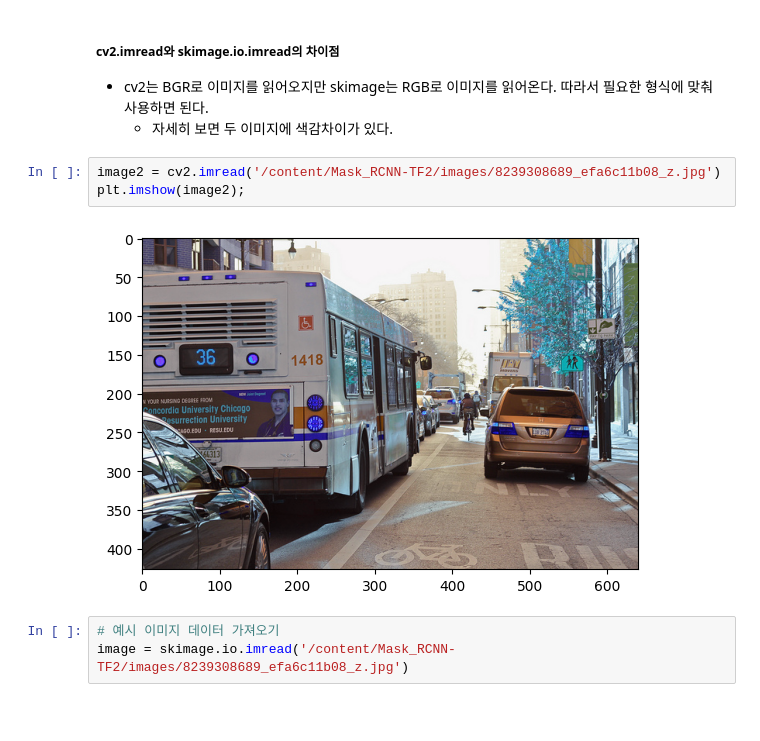
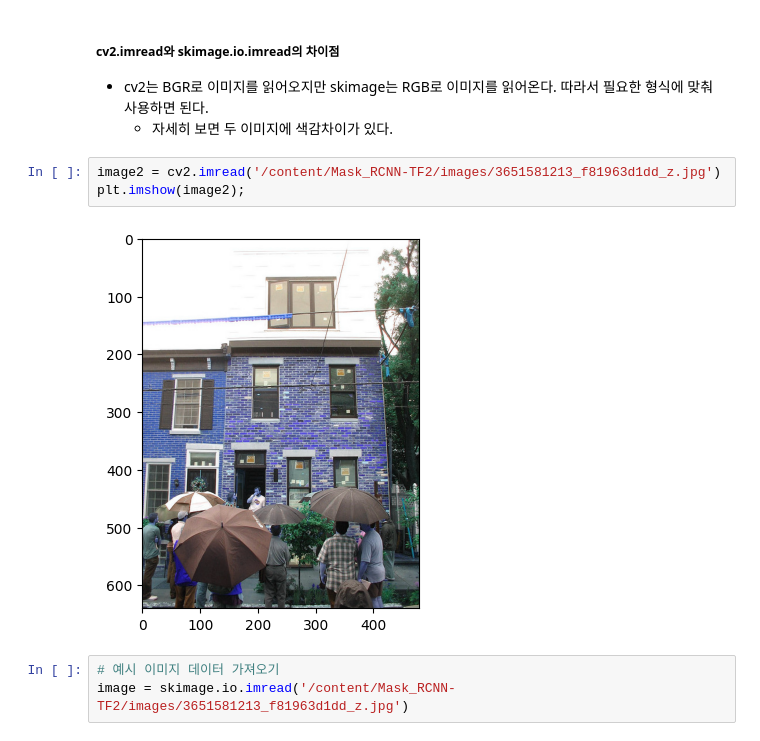
Before and after one commit to LJHgithub2/Computer-Vision, a Jupyter notebook: Image Segmentation/Image_Segmentation.ipynb, the cells around one changed output. Cells and saved outputs as stored; diff of their text form; blank space fills up the shorter version.

Commit message:
Image Segmentation 학습(4)

```diff
--- a/Image Segmentation/Image_Segmentation.ipynb
+++ b/Image Segmentation/Image_Segmentation.ipynb
@@ -261,13 +261,13 @@ class_names[1], class_names.index('person')
 - cv2는 BGR로 이미지를 읽어오지만 skimage는 RGB로 이미지를 읽어온다. 따라서 필요한 형식에 맞춰 사용하면 된다.
   - 자세히 보면 두 이미지에 색감차이가 있다.
 # %%
-image2 = cv2.imread('/content/Mask_RCNN-TF2/images/8239308689_efa6c11b08_z.jpg')
+image2 = cv2.imread('/content/Mask_RCNN-TF2/images/3651581213_f81963d1dd_z.jpg')
 plt.imshow(image2);
 # %% [output]
-[figure, old version]
+[figure, new version]
 # %%
 # 예시 이미지 데이터 가져오기
-image = skimage.io.imread('/content/Mask_RCNN-TF2/images/8239308689_efa6c11b08_z.jpg')
+image = skimage.io.imread('/content/Mask_RCNN-TF2/images/3651581213_f81963d1dd_z.jpg')
 # %%
 plt.imshow(image);
 # %% [output]
```
Also changed, not shown: parts of 10 cells of this notebook.
